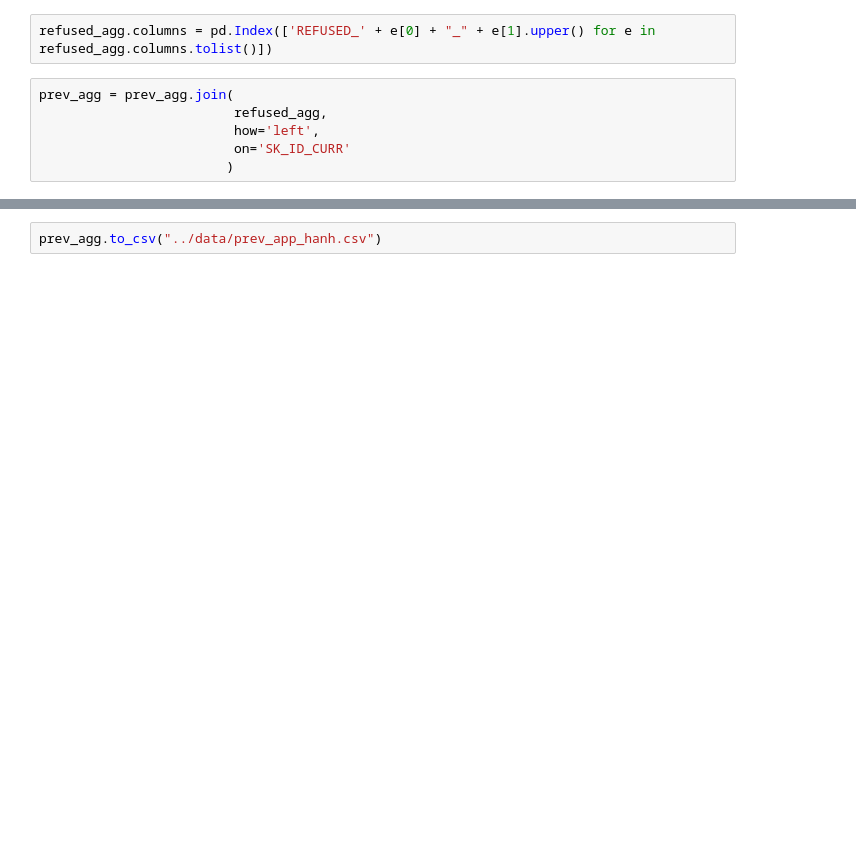
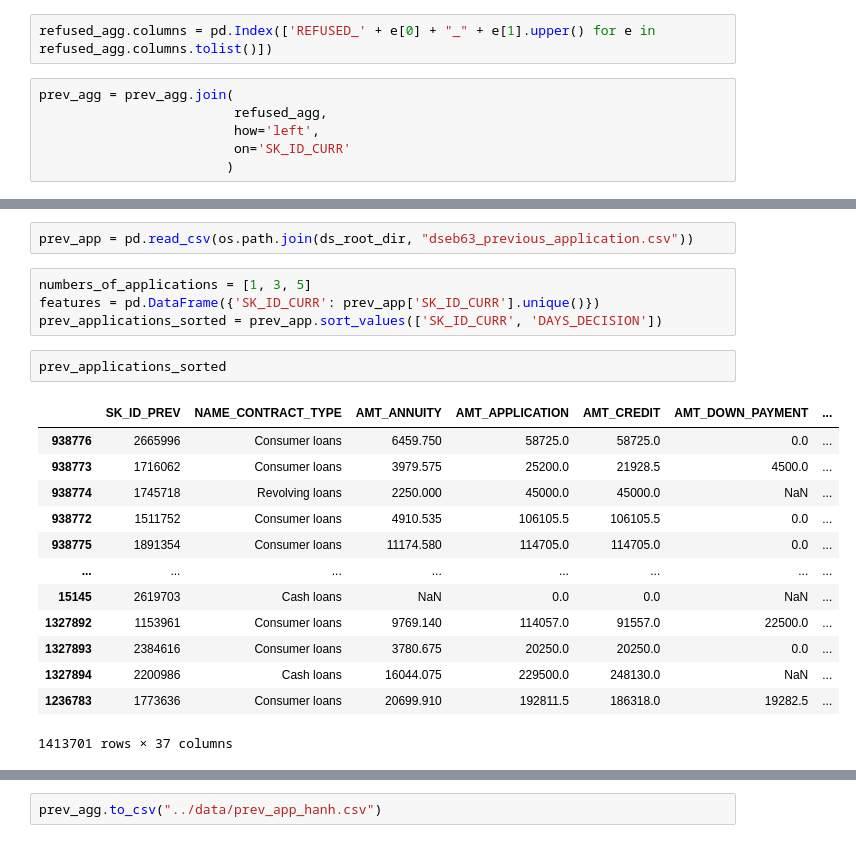
Before and after one commit to hung20gg/datavis_final, a Jupyter notebook: eda/feattt.ipynb, the cells around one changed output, grey strips where cells are left out. Drawn from its saved outputs; the diff is of its cells as text; blank space fills up the shorter version.

```diff
--- a/eda/feattt.ipynb
+++ b/eda/feattt.ipynb
@@ -367,0 +378,22 @@ prev_agg.shape
+# %%
+prev_app = pd.read_csv(os.path.join(ds_root_dir, "dseb63_previous_application.csv"))
+# %%
+numbers_of_applications = [1, 3, 5]
+features = pd.DataFrame({'SK_ID_CURR': prev_app['SK_ID_CURR'].unique()})
+prev_applications_sorted = prev_app.sort_values(['SK_ID_CURR', 'DAYS_DECISION'])
+# %%
+prev_applications_sorted
+# %% [output]
+|  | SK_ID_PREV | NAME_CONTRACT_TYPE | AMT_ANNUITY | AMT_APPLICATION | AMT_CREDIT | AMT_DOWN_PAYMENT | ... |
+| 938776 | 2665996 | Consumer loans | 6459.750 | 58725.0 | 58725.0 | 0.0 | ... |
+| 938773 | 1716062 | Consumer loans | 3979.575 | 25200.0 | 21928.5 | 4500.0 | ... |
+| 938774 | 1745718 | Revolving loans | 2250.000 | 45000.0 | 45000.0 | NaN | ... |
+| 938772 | 1511752 | Consumer loans | 4910.535 | 106105.5 | 106105.5 | 0.0 | ... |
+| 938775 | 1891354 | Consumer loans | 11174.580 | 114705.0 | 114705.0 | 0.0 | ... |
+| ... | ... | ... | ... | ... | ... | ... | ... |
+| 15145 | 2619703 | Cash loans | NaN | 0.0 | 0.0 | NaN | ... |
+| 1327892 | 1153961 | Consumer loans | 9769.140 | 114057.0 | 91557.0 | 22500.0 | ... |
+| 1327893 | 2384616 | Consumer loans | 3780.675 | 20250.0 | 20250.0 | 0.0 | ... |
+| 1327894 | 2200986 | Cash loans | 16044.075 | 229500.0 | 248130.0 | NaN | ... |
+| 1236783 | 1773636 | Consumer loans | 20699.910 | 192811.5 | 186318.0 | 19282.5 | ... |
+1413701 rows × 37 columns
```
Also changed, not shown: parts of 20 cells of this notebook, 3 other files.
